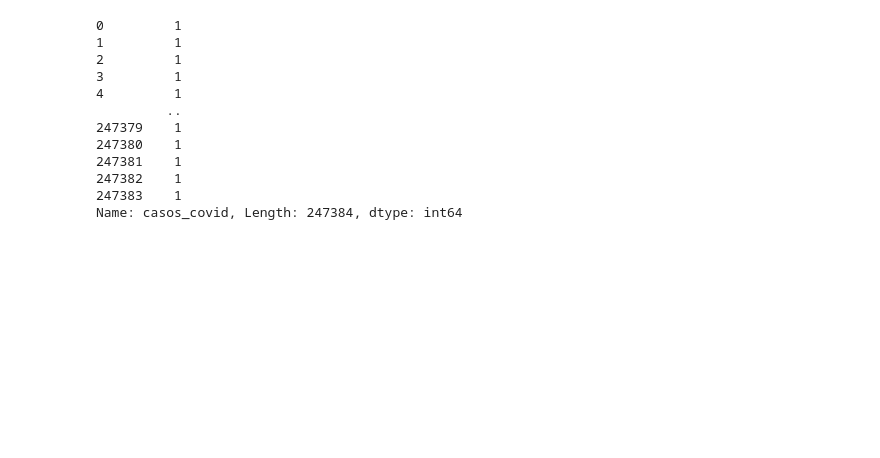
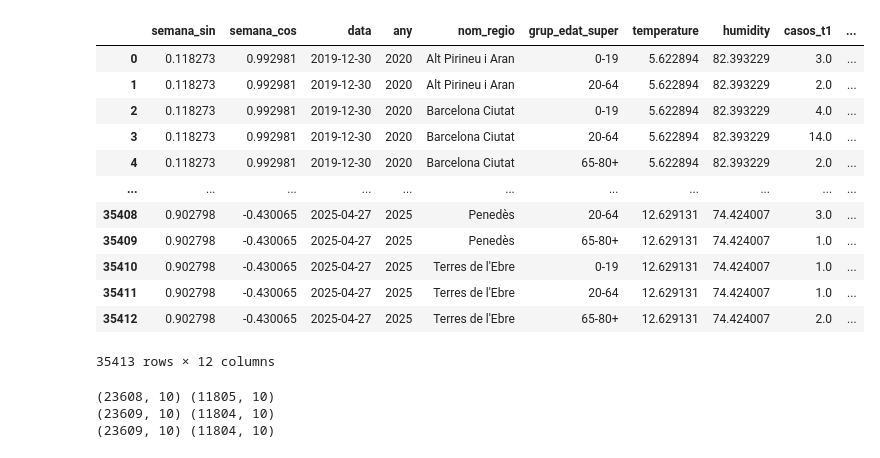
Before and after one commit to lisakorchevaya/hackUPC25, a Jupyter notebook: train_dev.ipynb, the cells around one changed output. Cells and saved outputs as stored; diff of their text form; code cells hidden in the pictures; blank space fills up the shorter version.

```diff
--- a/train_dev.ipynb
+++ b/train_dev.ipynb
@@ -25,22 +25,30 @@ import seaborn as sns
 import joblib
 # %%
 # load the dataset
-df = pd.read_csv('datasets_IRA/covid.csv')
-X = df.drop(columns=['casos_covid'])
-y = df['casos_covid']
+df = pd.read_csv('datasets_IRA/grip.csv')
+X = df.drop(columns=['casos_grip'])
+y = df['casos_grip']
 
-# encode categorical variables
+# encode categorical variables nom_regio and grup_edat
+encoder = LabelEncoder()
+X['nom_regio'] = encoder.fit_transform(X['nom_regio'])
+X['grup_edat_super'] = encoder.fit_transform(X['grup_edat_super'])
+X['nom_regio'] = X['nom_regio'].astype('category')
+X['grup_edat_super'] = X['grup_edat_super'].astype('category')
+X = X.drop(columns=['data'])
+df
 # %% [output]
+|  | semana_sin | semana_cos | data | any | nom_regio | grup_edat_super | temperature | humidity | casos_t1 | ... |
+| 0 | 0.118273 | 0.992981 | 2019-12-30 | 2020 | Alt Pirineu i Aran | 0-19 | 5.622894 | 82.393229 | 3.0 | ... |
+| 1 | 0.118273 | 0.992981 | 2019-12-30 | 2020 | Alt Pirineu i Aran | 20-64 | 5.622894 | 82.393229 | 2.0 | ... |
+| 2 | 0.118273 | 0.992981 | 2019-12-30 | 2020 | Barcelona Ciutat | 0-19 | 5.622894 | 82.393229 | 4.0 | ... |
+| 3 | 0.118273 | 0.992981 | 2019-12-30 | 2020 | Barcelona Ciutat | 20-64 | 5.622894 | 82.393229 | 14.0 | ... |
+| 4 | 0.118273 | 0.992981 | 2019-12-30 | 2020 | Barcelona Ciutat | 65-80+ | 5.622894 | 82.393229 | 2.0 | ... |
+| ... | ... | ... | ... | ... | ... | ... | ... | ... | ... | ... |
+| 35408 | 0.902798 | -0.430065 | 2025-04-27 | 2025 | Penedès | 20-64 | 12.629131 | 74.424007 | 3.0 | ... |
+| 35409 | 0.902798 | -0.430065 | 2025-04-27 | 2025 | Penedès | 65-80+ | 12.629131 | 74.424007 | 1.0 | ... |
+| 35410 | 0.902798 | -0.430065 | 2025-04-27 | 2025 | Terres de l'Ebre | 0-19 | 12.629131 | 74.424007 | 1.0 | ... |
+| 35411 | 0.902798 | -0.430065 | 2025-04-27 | 2025 | Terres de l'Ebre | 20-64 | 12.629131 | 74.424007 | 1.0 | ... |
+| 35412 | 0.902798 | -0.430065 | 2025-04-27 | 2025 | Terres de l'Ebre | 65-80+ | 12.629131 | 74.424007 | 2.0 | ... |
-0         1
-1         1
-2         1
-3         1
-4         1
-         ..
-247379    1
-247380    1
-247381    1
-247382    1
-247383    1
-Name: casos_covid, Length: 247384, dtype: int64
+35413 rows × 12 columns
 # %%
@@ -138,11 +140,15 @@ def create_pipe(trial, X_t):
     return pipeline
 # %%
 # Outer loop for nested cross validation
-outer_cv = StratifiedKFold(n_splits=5, shuffle=True, random_state=42)
+outer_cv = StratifiedKFold(n_splits=3, shuffle=True, random_state=42)
 for train_idx, test_idx in outer_cv.split(X, y):
     X_train, X_test = X.iloc[train_idx], X.iloc[test_idx]
     y_train, y_test = y.iloc[train_idx], y.iloc[test_idx]
     print(X_train.shape, X_test.shape)
+# %% [output]
+(23608, 10) (11805, 10)
+(23609, 10) (11804, 10)
+(23609, 10) (11804, 10)
 # %%
 # Optuna for hyperparameter optimization
 def objective(trial):
```
Also changed, not shown: parts of 19 cells of this notebook, 11 other files.
